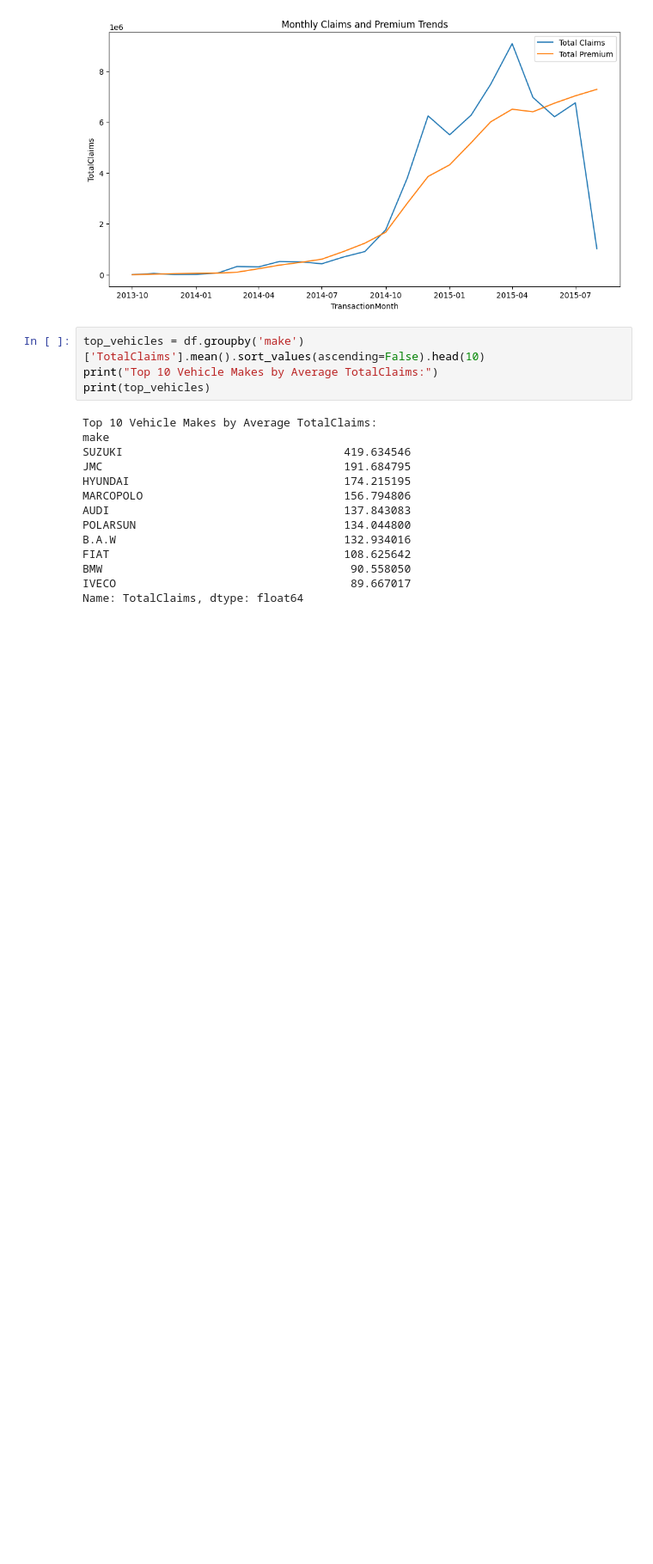
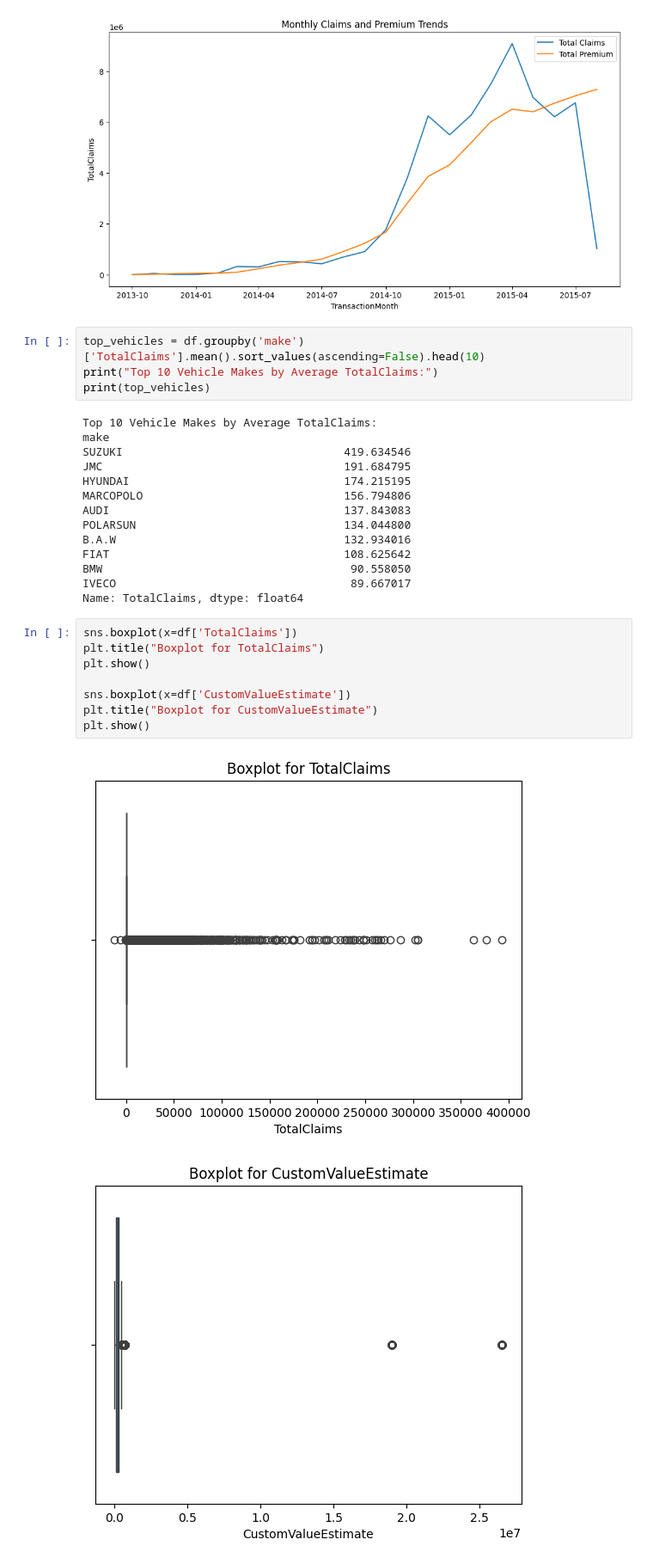
Before and after one commit to Helina-Bikes/acis-insurance-analytics, a Jupyter notebook: notebooks/01_eda_analysis.ipynb, the cells around one changed output. Shown: that part at 86% size. Drawn from its saved outputs; the diff is of its cells as text; blank space fills up the shorter version.

```diff
--- a/notebooks/01_eda_analysis.ipynb
+++ b/notebooks/01_eda_analysis.ipynb
@@ -163,3 +163,14 @@ FIAT                                   108.625642
 BMW                                     90.558050
 IVECO                                   89.667017
 Name: TotalClaims, dtype: float64
+# %%
+sns.boxplot(x=df['TotalClaims'])
+plt.title("Boxplot for TotalClaims")
+plt.show()
+
+sns.boxplot(x=df['CustomValueEstimate'])
+plt.title("Boxplot for CustomValueEstimate")
+plt.show()
+# %% [output]
+[figure, added]
+[figure, added]
```
Also changed, not shown: parts of 2 cells of this notebook.
